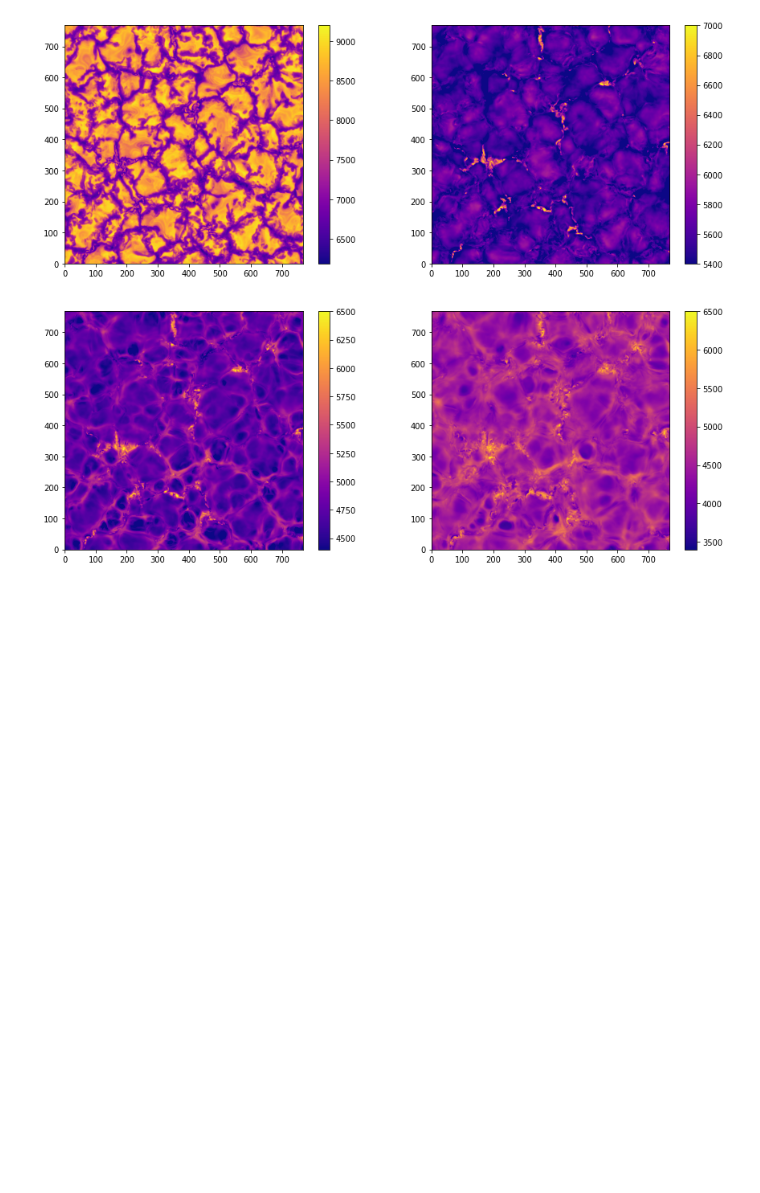
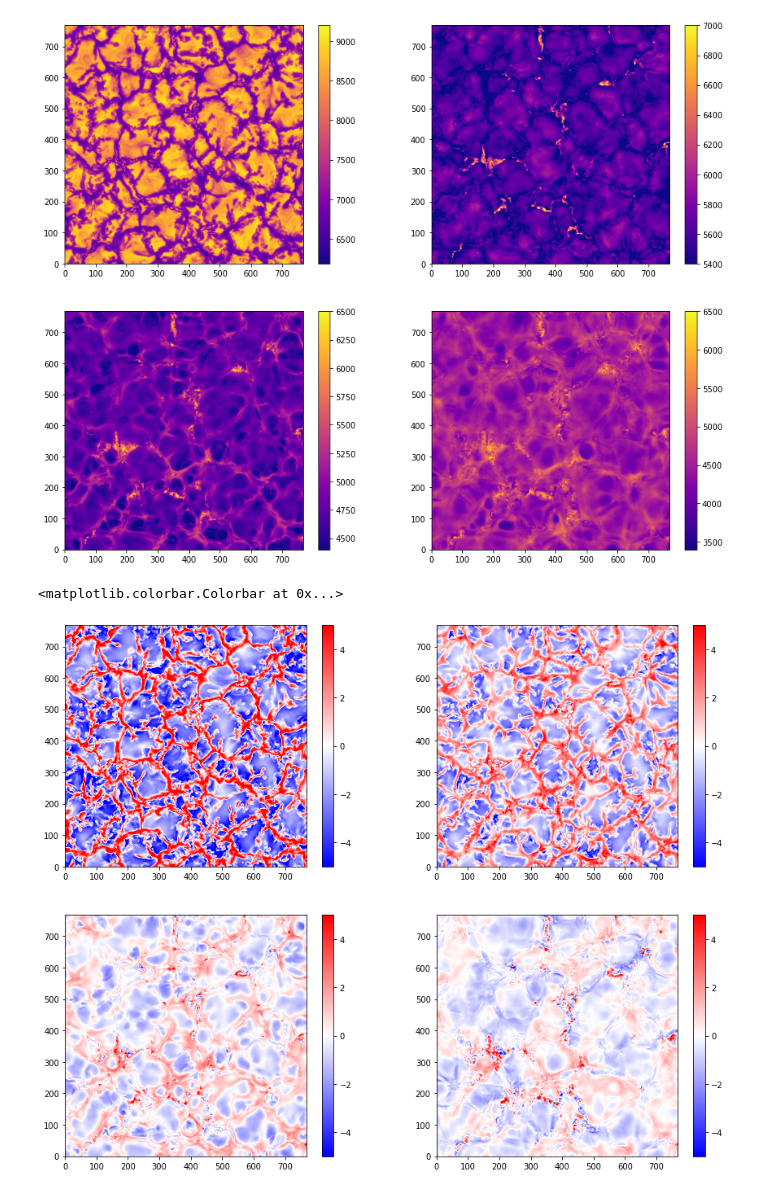
Before and after one commit to ivanzmilic/monash_workshop, a Jupyter notebook: data_exploration_and_preparation.ipynb, the cells around one changed output. Saved outputs shown, nothing was run; the diff lists cells and outputs as text; code cells hidden in the pictures; blank space fills up the shorter version.

```diff
--- a/data_exploration_and_preparation.ipynb
+++ b/data_exploration_and_preparation.ipynb
@@ -117,3 +117,26 @@ plt.colorbar()
 # %% [output]
 <matplotlib.colorbar.Colorbar at 0x...>
 [figure]
+# %%
+### Discuss what we see on these images and why is the temperature structure the way it is.
+
+### Now, let's do the same with the LOS velocity and analyze that:
+
+vz = vz / 1E5 # convert cm/s to km/s
+# %%
+plt.figure(figsize=[15,12])
+plt.subplot(221)
+plt.imshow(vz[:,:,10].T,cmap='bwr',origin='lower',vmin=-5,vmax=5)
+plt.colorbar()
+plt.subplot(222)
+plt.imshow(vz[:,:,20].T,cmap='bwr',origin='lower',vmin=-5,vmax=5)
+plt.colorbar()
+plt.subplot(223)
+plt.imshow(vz[:,:,30].T,cmap='bwr',origin='lower',vmin=-5,vmax=5)
+plt.colorbar()
+plt.subplot(224)
+plt.imshow(vz[:,:,40].T,cmap='bwr',origin='lower',vmin=-5,vmax=5)
+plt.colorbar()
+# %% [output]
+<matplotlib.colorbar.Colorbar at 0x...>
+[figure, added]
```
Also changed, not shown: parts of 21 cells of this notebook.
